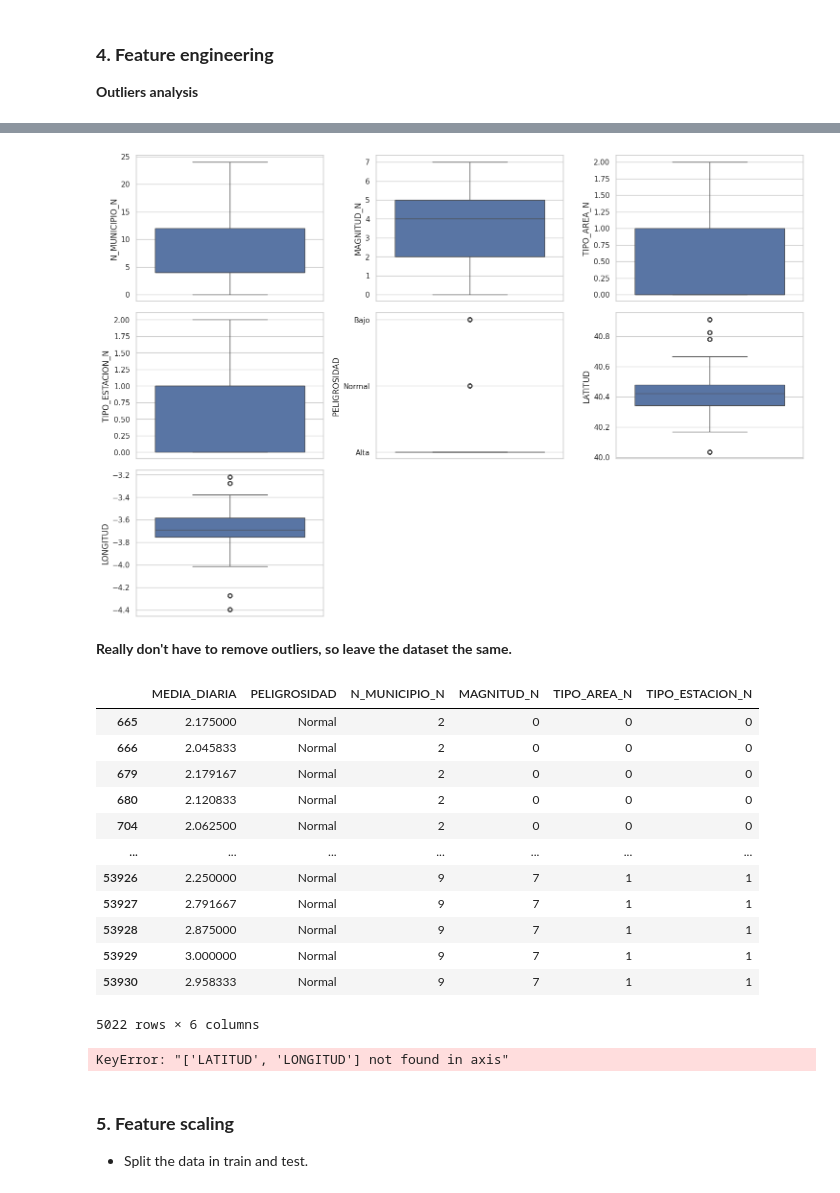
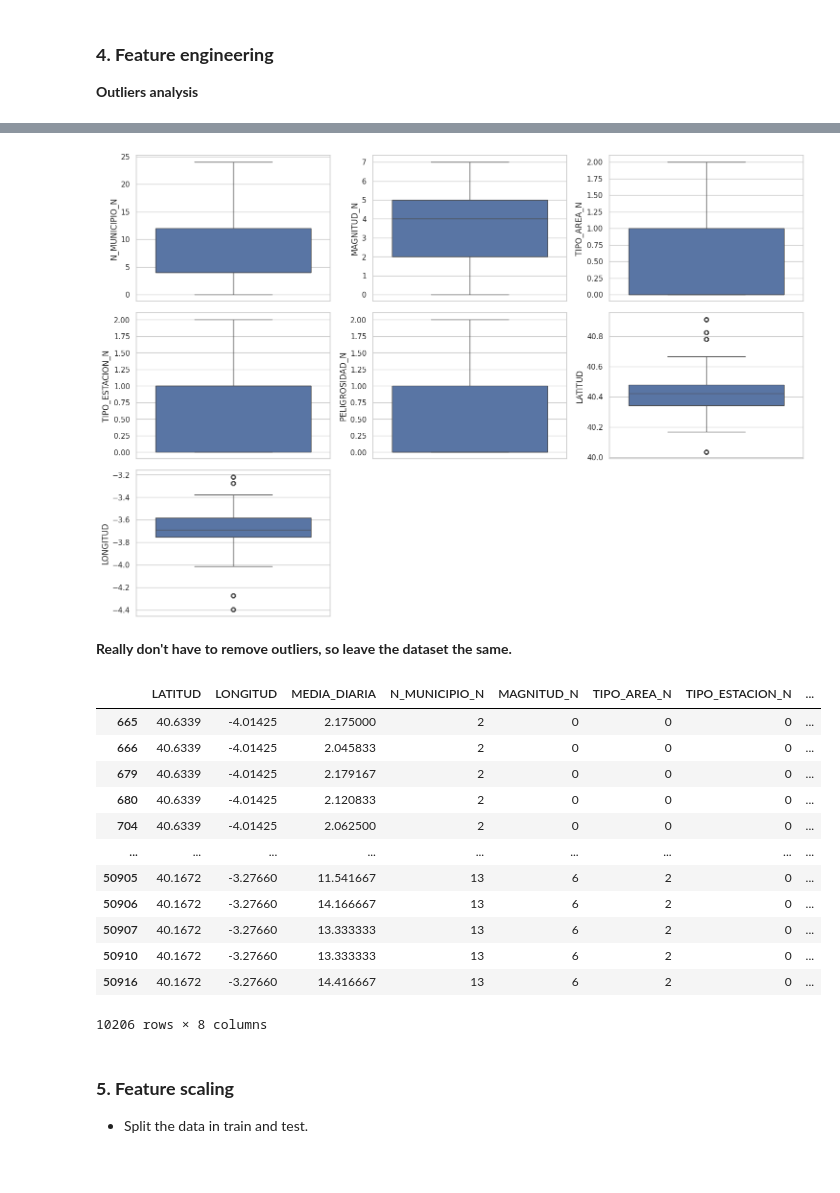
Before and after one commit to Pilizmt/Final-project-air-quality, a Jupyter notebook: notebooks/EDA_madrid.ipynb, the cells around one changed output, grey strips where cells are left out. Saved outputs shown, nothing was run; the diff lists cells and outputs as text; code cells hidden in the pictures.

```diff
--- a/notebooks/EDA_madrid.ipynb
+++ b/notebooks/EDA_madrid.ipynb
@@ -208,7 +217,7 @@ Index(['N_MUNICIPIO', 'MAGNITUD', 'TIPO_AREA', 'TIPO_ESTACION', 'LATITUD',
       dtype='object')
 # %%
 # Lista de columnas que quieres factorizar
-factorize_col = ['N_MUNICIPIO', 'MAGNITUD', 'TIPO_AREA', 'TIPO_ESTACION']
+factorize_col = ['N_MUNICIPIO', 'MAGNITUD', 'TIPO_AREA', 'TIPO_ESTACION', 'PELIGROSIDAD']
 
 # Diccionario para guardar las correspondencias para cada columna
 correspondencias = {}
@@ -378,49 +356,46 @@ madrid_df.describe()
 | 75% | 40.479330 | -3.580560 | 33.666667 | 12.000000 | 5.000000 | 1.000000 | 1.000000 | ... |
 | max | 40.909000 | -3.221100 | 715.083333 | 24.000000 | 7.000000 | 2.000000 | 2.000000 | ... |
 # %%
-columnas = ['N_MUNICIPIO_N', 'MAGNITUD_N', 'TIPO_AREA_N', 'TIPO_ESTACION_N', 'PELIGROSIDAD', 'LATITUD', 'LONGITUD']
+columnas = ['N_MUNICIPIO_N', 'MAGNITUD_N', 'TIPO_AREA_N', 'TIPO_ESTACION_N', 'PELIGROSIDAD_N', 'LATITUD', 'LONGITUD']
 
 # Crear una figura con subplots
 fig, axes = plt.subplots(3, 3, figsize=(15, 10))
 
 # Iterar sobre cada eje y la correspondiente columna
 for i in range(3):
     for j in range(3):
         # Calcula el índice de la columna basado en i y j
         idx = i * 3 + j
         # Si el índice es menor que el número de columnas, dibuja el boxplot
         if idx < len(columnas):
             sns.boxplot(ax= axes[i, j], data= madrid_df, y= columnas[idx])
         # Si no, elimina el eje
         else:
             fig.delaxes(axes[i, j])
 
 # Ajustar el layout y mostrar el plot
 plt.tight_layout()
 plt.show()
 # %% [output]
-[figure, old version]
+[figure, new version]
 # %% [markdown]
 **Really don't have to remove outliers, so leave the dataset the same.**
 # %%
-madrid_df[madrid_df['PELIGROSIDAD'] == 'Normal']
+madrid_df[madrid_df['PELIGROSIDAD_N'] == 1]
 # %% [output]
-|  | MEDIA_DIARIA | PELIGROSIDAD | N_MUNICIPIO_N | MAGNITUD_N | TIPO_AREA_N | TIPO_ESTACION_N |
-| 665 | 2.175000 | Normal | 2 | 0 | 0 | 0 |
-| 666 | 2.045833 | Normal | 2 | 0 | 0 | 0 |
-| 679 | 2.179167 | Normal | 2 | 0 | 0 | 0 |
-| 680 | 2.120833 | Normal | 2 | 0 | 0 | 0 |
-| 704 | 2.062500 | Normal | 2 | 0 | 0 | 0 |
-| ... | ... | ... | ... | ... | ... | ... |
-| 53926 | 2.250000 | Normal | 9 | 7 | 1 | 1 |
-| 53927 | 2.791667 | Normal | 9 | 7 | 1 | 1 |
-| 53928 | 2.875000 | Normal | 9 | 7 | 1 | 1 |
-| 53929 | 3.000000 | Normal | 9 | 7 | 1 | 1 |
-| 53930 | 2.958333 | Normal | 9 | 7 | 1 | 1 |
+|  | LATITUD | LONGITUD | MEDIA_DIARIA | N_MUNICIPIO_N | MAGNITUD_N | TIPO_AREA_N | TIPO_ESTACION_N | ... |
+| 665 | 40.6339 | -4.01425 | 2.175000 | 2 | 0 | 0 | 0 | ... |
+| 666 | 40.6339 | -4.01425 | 2.045833 | 2 | 0 | 0 | 0 | ... |
+| 679 | 40.6339 | -4.01425 | 2.179167 | 2 | 0 | 0 | 0 | ... |
+| 680 | 40.6339 | -4.01425 | 2.120833 | 2 | 0 | 0 | 0 | ... |
+| 704 | 40.6339 | -4.01425 | 2.062500 | 2 | 0 | 0 | 0 | ... |
+| ... | ... | ... | ... | ... | ... | ... | ... | ... |
+| 50905 | 40.1672 | -3.27660 | 11.541667 | 13 | 6 | 2 | 0 | ... |
+| 50906 | 40.1672 | -3.27660 | 14.166667 | 13 | 6 | 2 | 0 | ... |
+| 50907 | 40.1672 | -3.27660 | 13.333333 | 13 | 6 | 2 | 0 | ... |
+| 50910 | 40.1672 | -3.27660 | 13.333333 | 13 | 6 | 2 | 0 | ... |
+| 50916 | 40.1672 | -3.27660 | 14.416667 | 13 | 6 | 2 | 0 | ... |
-5022 rows × 6 columns
+10206 rows × 8 columns
 # %%
-madrid_df = madrid_df.drop(['LATITUD', 'LONGITUD'], axis= 1)
-madrid_df
+madrid_df = madrid_df.drop(['LONGITUD', 'LATITUD'], axis=1)
-# %% [output]
-KeyError: "['LATITUD', 'LONGITUD'] not found in axis"
 # %%
```
Also changed, not shown: parts of 21 cells of this notebook, 12 other files.
